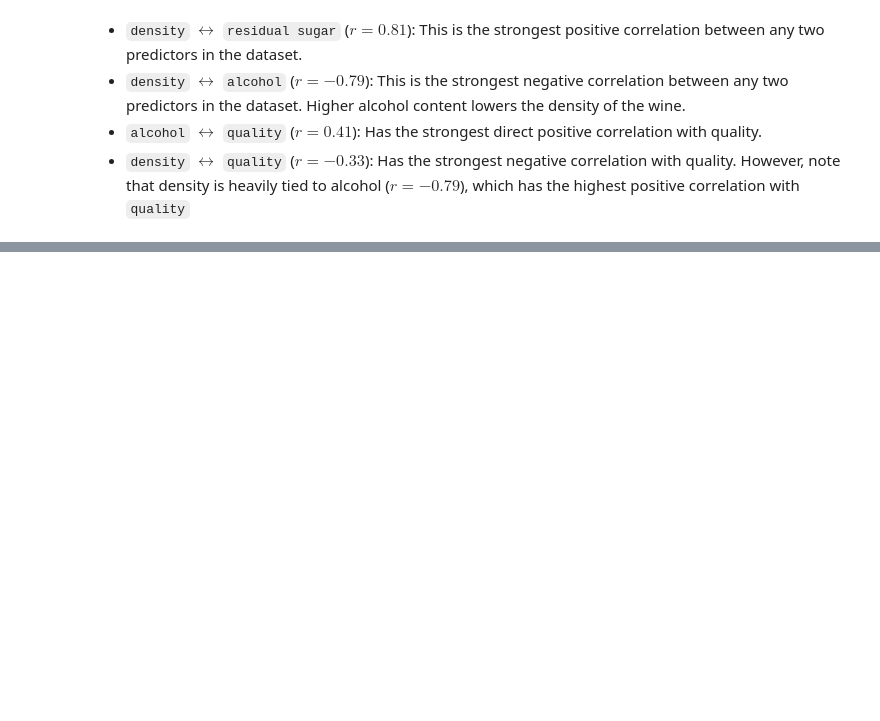
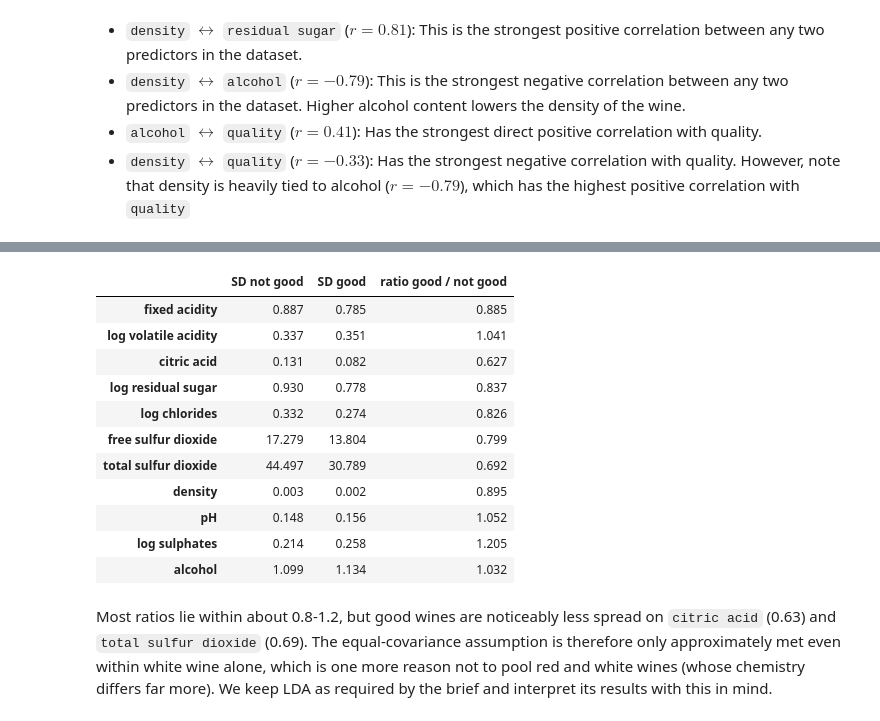
Before and after one commit to ryanc9029/dsa211-wine, a Jupyter notebook: EDA.ipynb, the cells around one changed output, grey strips where cells are left out. Saved outputs shown, nothing was run; the diff lists cells and outputs as text; code cells hidden in the pictures; blank space fills up the shorter version.

```diff
--- a/EDA.ipynb
+++ b/EDA.ipynb
@@ -230,0 +301,21 @@ plt.show()
+# %%
+y_bin = wine_white['quality']  # already binarised above
+sd = X_log.groupby(y_bin).std().T
+sd.columns = ['SD not good', 'SD good']
+sd['ratio good / not good'] = sd['SD good'] / sd['SD not good']
+sd.round(3)
+# %% [output]
+|  | SD not good | SD good | ratio good / not good |
+| fixed acidity | 0.887 | 0.785 | 0.885 |
+| log volatile acidity | 0.337 | 0.351 | 1.041 |
+| citric acid | 0.131 | 0.082 | 0.627 |
+| log residual sugar | 0.930 | 0.778 | 0.837 |
+| log chlorides | 0.332 | 0.274 | 0.826 |
+| free sulfur dioxide | 17.279 | 13.804 | 0.799 |
+| total sulfur dioxide | 44.497 | 30.789 | 0.692 |
+| density | 0.003 | 0.002 | 0.895 |
+| pH | 0.148 | 0.156 | 1.052 |
+| log sulphates | 0.214 | 0.258 | 1.205 |
+| alcohol | 1.099 | 1.134 | 1.032 |
+# %% [markdown]
+Most ratios lie within about 0.8-1.2, but good wines are noticeably less spread on `citric acid` (0.63) and `total sulfur dioxide` (0.69). The equal-covariance assumption is therefore only approximately met even within white wine alone, which is one more reason not to pool red and white wines (whose chemistry differs far more). We keep LDA as required by the brief and interpret its results with this in mind.
```
Also changed, not shown: parts of 8 cells of this notebook, 9 other files.
